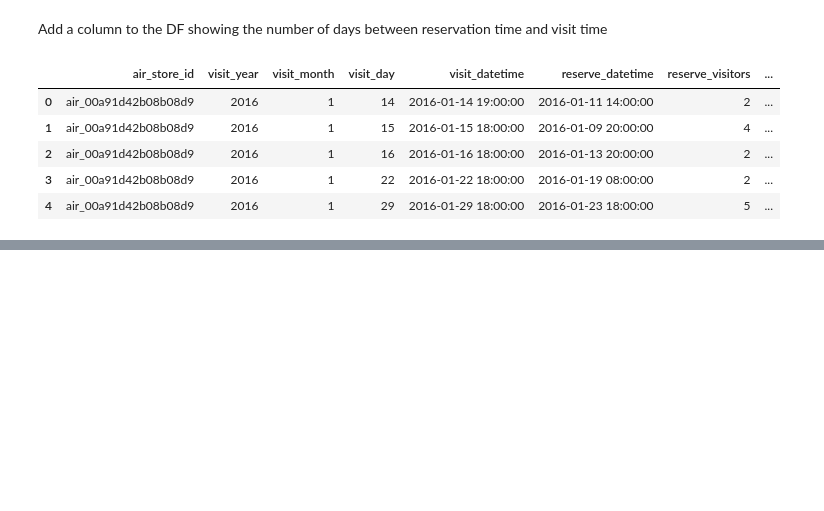
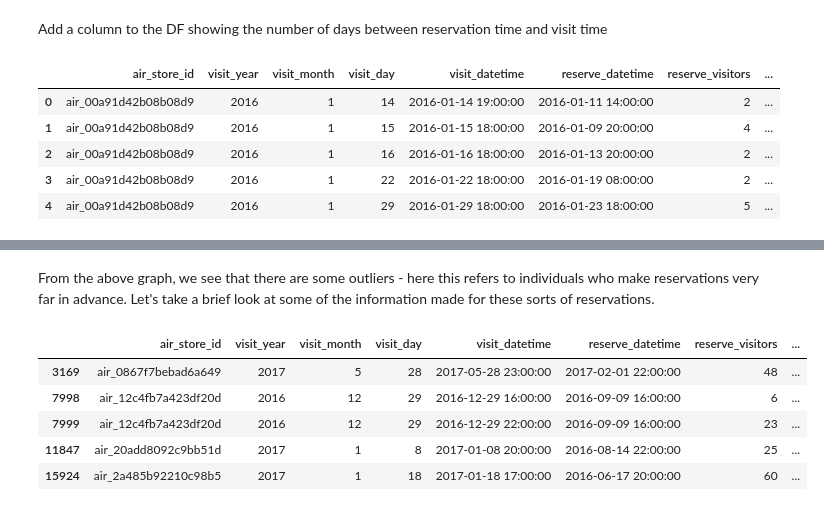
Before and after one commit to jieunyoo/kaggle-recruit-restaurant-predictions, a Jupyter notebook: 03-data-visualization.ipynb, the cells around one changed output, grey strips where cells are left out. Drawn from its saved outputs; the diff is of its cells as text; code cells hidden in the pictures; blank space fills up the shorter version.

```diff
--- a/03-data-visualization.ipynb
+++ b/03-data-visualization.ipynb
@@ -191,0 +196,12 @@ trainDF.head()
+# %% [markdown]
+From the above graph, we see that there are some outliers - here this refers to individuals who make reservations very far in advance. Let's take a brief look at some of the information made for these sorts of reservations.
+# %%
+timeDiffCutDF = trainDF[trainDF.timeDiff > 100]
+timeDiffCutDF.head()
+# %% [output]
+|  | air_store_id | visit_year | visit_month | visit_day | visit_datetime | reserve_datetime | reserve_visitors | ... |
+| 3169 | air_0867f7bebad6a649 | 2017 | 5 | 28 | 2017-05-28 23:00:00 | 2017-02-01 22:00:00 | 48 | ... |
+| 7998 | air_12c4fb7a423df20d | 2016 | 12 | 29 | 2016-12-29 16:00:00 | 2016-09-09 16:00:00 | 6 | ... |
+| 7999 | air_12c4fb7a423df20d | 2016 | 12 | 29 | 2016-12-29 22:00:00 | 2016-09-09 16:00:00 | 23 | ... |
+| 11847 | air_20add8092c9bb51d | 2017 | 1 | 8 | 2017-01-08 20:00:00 | 2016-08-14 22:00:00 | 25 | ... |
+| 15924 | air_2a485b92210c98b5 | 2017 | 1 | 18 | 2017-01-18 17:00:00 | 2016-06-17 20:00:00 | 60 | ... |
```
Also changed, not shown: parts of 6 cells of this notebook.
